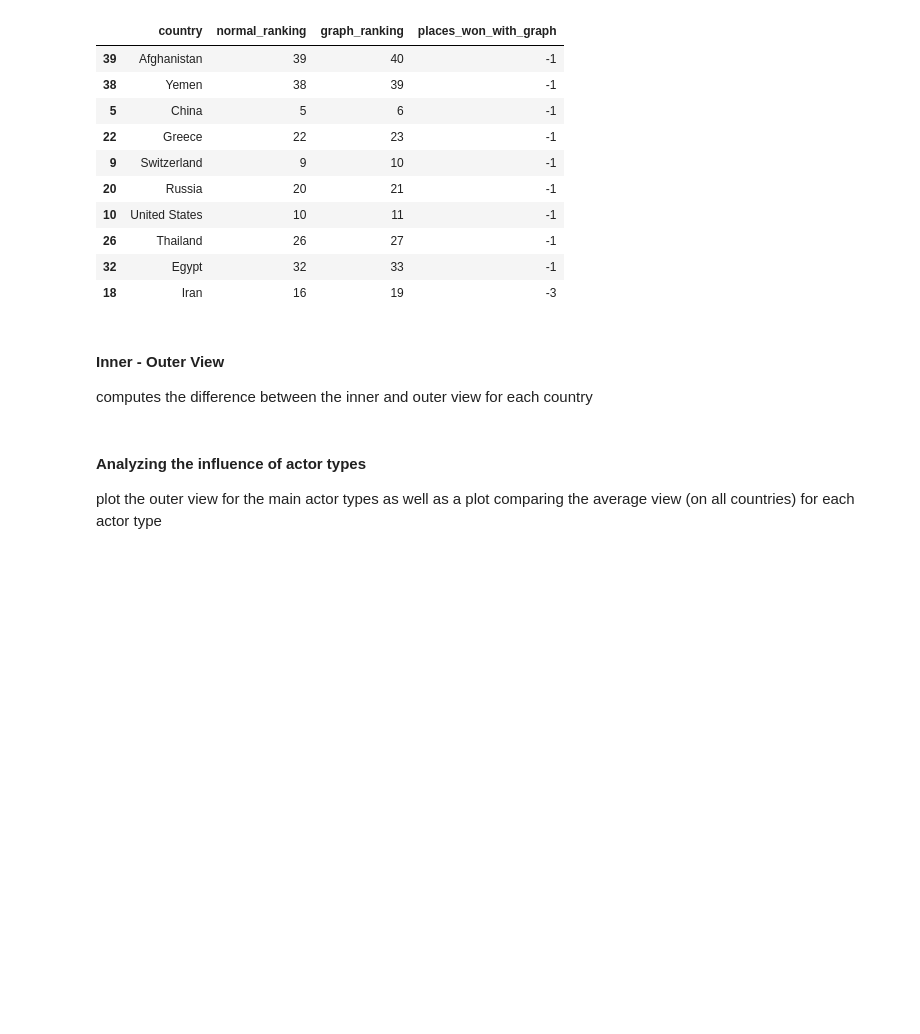
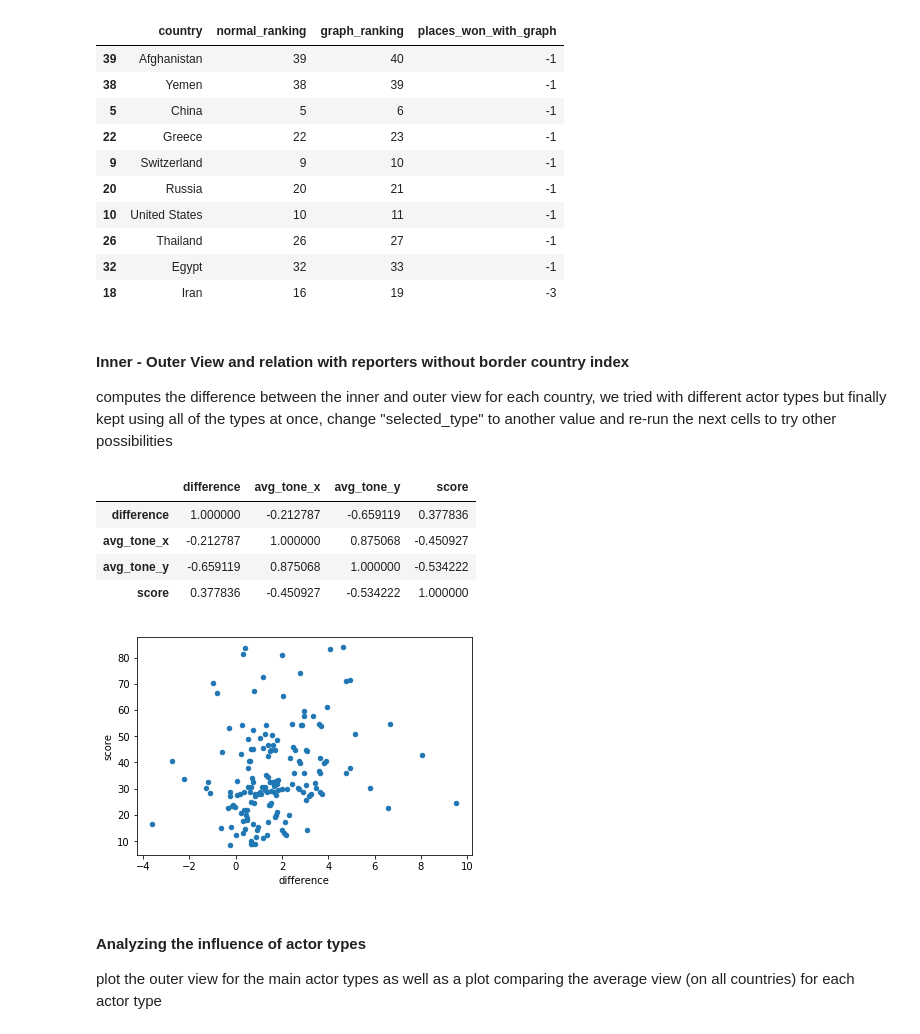
Before and after one commit to NatGr/projectAdA, a Jupyter notebook: tests_nathan.ipynb, the cells around one changed output. Saved outputs shown, nothing was run; the diff lists cells and outputs as text; code cells hidden in the pictures; blank space fills up the shorter version.

```diff
--- a/tests_nathan.ipynb
+++ b/tests_nathan.ipynb
@@ -29,11 +31,9 @@ country_outer_type_view = pd.read_csv(os.path.join(DATA_DIR, 'country_outer_type
 country_to_type_view = pd.read_csv(os.path.join(DATA_DIR, 'country_to_country_type_view.csv'))
 media_to_country_view = pd.read_csv(os.path.join(DATA_DIR, 'media_to_country_view.csv.zip'))
 
-## we can already sort out datum with few mentions in inner and outer views since we won't regroup them
-country_inner_view = country_inner_view[country_inner_view.count_mentions > MIN_CONSIDER]
-country_outer_view = country_outer_view[country_outer_view.count_mentions > MIN_CONSIDER]
-country_inner_type_view = country_inner_type_view[country_inner_type_view.count_mentions > MIN_CONSIDER]
-country_outer_type_view = country_outer_type_view[country_outer_type_view.count_mentions > MIN_CONSIDER]
+# you won't find web scarping code for this dataframe because we manually parsed it
+# (multiline selections in sublime text <3 <3) because it was faster
+r_w_b_2016 = pd.read_csv(os.path.join(DATA_DIR, 'R_W_B_2016.csv'))
 # %%
 country_codes = pd.read_csv(os.path.join(DATA_DIR, 'mapping_country_codes.csv')).drop(
     "Unnamed: 0", axis=1)  # needed for plotly
@@ -311,7 +362,7 @@ country_view.tail(10)
 | 32 | Egypt | 32 | 33 | -1 |
 | 18 | Iran | 16 | 19 | -3 |
 # %% [markdown]
-#### Inner - Outer View
-computes the difference between the inner and outer view for each country
+#### Inner - Outer View and relation with reporters without border country index
+computes the difference between the inner and outer view for each country, we tried with different actor types but finally kept using all of the types at once, change "selected_type" to another value and re-run the next cells to try other possibilities
 # %%
 cols_to_keep = ["country", "avg_tone", "std_tone", "count_mentions"]
@@ -329,6 +391,20 @@ diff_in_out["std_diff"] = (diff_in_out.std_tone_x**2 / diff_in_out.count_mention
 add_CI_to_DF(diff_in_out, mean_col_name="difference", std_mean_col_name="std_diff")
 # %%
 # export_map_to_plotly(diff_in_out, "difference", "difference_plot")  # uncomment to export to plotly
+# %%
+diff_in_out = diff_in_out.merge(r_w_b_2016, left_on="country", right_on="name")
+# %%
+# the linear correlation is quite high when selection "GOV" or "POL" but the plots don't look
+# much more appealing
+diff_in_out.plot.scatter(x="difference", y="score")
+diff_in_out.head()[["difference", "avg_tone_x", "avg_tone_y", "score"]].corr()
+# %% [output]
+|  | difference | avg_tone_x | avg_tone_y | score |
+| difference | 1.000000 | -0.212787 | -0.659119 | 0.377836 |
+| avg_tone_x | -0.212787 | 1.000000 | 0.875068 | -0.450927 |
+| avg_tone_y | -0.659119 | 0.875068 | 1.000000 | -0.534222 |
+| score | 0.377836 | -0.450927 | -0.534222 | 1.000000 |
+[figure, added]
 # %% [markdown]
 #### Analyzing the influence of actor types
 plot the outer view for the main actor types as well as a plot comparing the average view (on all countries) for each actor type
```
Also changed, not shown: parts of 10 cells of this notebook, 3 other files.
